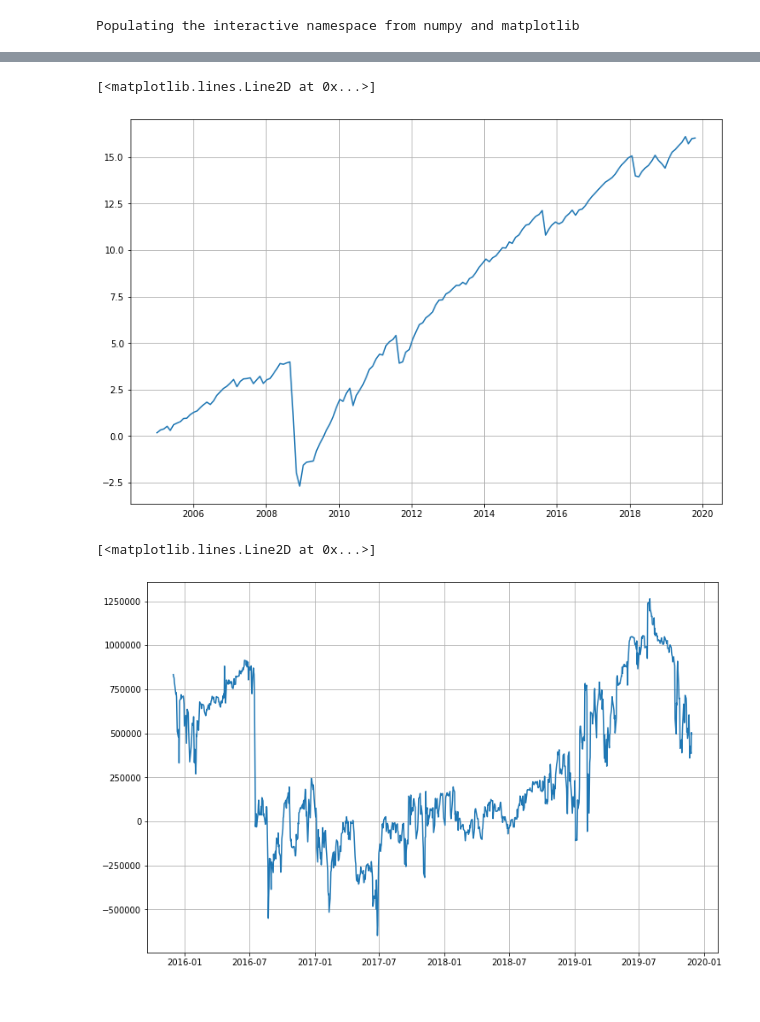
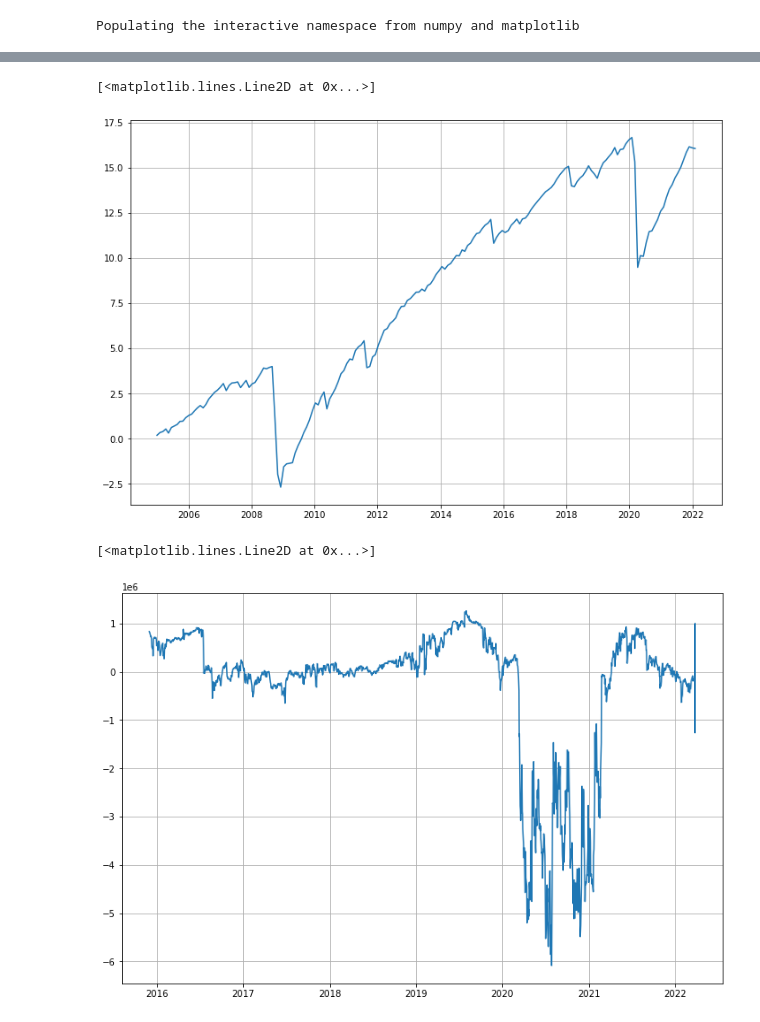
Before and after one commit to idrach55/Trading, a Jupyter notebook: varswap_with_m2m.ipynb, the cells around one changed output, grey strips where cells are left out. Drawn from its saved outputs; the diff is of its cells as text; code cells hidden in the pictures.

```diff
--- a/varswap_with_m2m.ipynb
+++ b/varswap_with_m2m.ipynb
@@ -14,8 +14,8 @@ def varswap(R,K,I,t,vega):
     var_units = 100 * vega / (2 * K)
     return var_units*((R**2 - K**2)*t + (I**2 - K**2)*(1-t))
 # %%
-px = web.get_data_yahoo('^GSPC','2004-11-27','2019-11-27').Close
-vix = web.get_data_yahoo('^VIX','2004-11-27','2019-11-27').Close
+px = pdr.get_data_yahoo('^GSPC','2004-11-27','2022-03-27').Close
+vix = pdr.get_data_yahoo('^VIX','2004-11-27','2022-03-27').Close
 
 logR = np.log(px/px.shift(1))
 # %%
@@ -51,23 +51,23 @@ payoffs = varswap(realized,strikes/100,strikes/100,1,-50e3)
 plot(payoffs[np.arange(len(payoffs) // N)*N].cumsum()/1e6)
 # %% [output]
 [<matplotlib.lines.Line2D at 0x...>]
-[figure, old version]
+[figure, new version]
 # %%
 # Dispersion assuming each stock varswap is index+spread
-stocks = web.get_data_yahoo(['AAPL','BAC','GOOG','GOOGL','MSFT','PG','JNJ'],'2014-11-27','2019-11-27').Close
+stocks = pdr.get_data_yahoo(['AAPL','BAC','GOOG','GOOGL','MSFT','PG','JNJ'],'2014-11-27','2022-03-27').Close
 
 stocks_realized = np.sqrt((np.log(stocks/stocks.shift(1))**2).rolling(252).sum()).iloc[252:]
 index_strikes = vix.shift(252).iloc[252:]
 spx_leg = ((logR**2).rolling(252).sum() - (index_strikes/100)**2) * 100*(500e3/(2*index_strikes/100))
 
 premium = 0.08
 stocks_strikes = index_strikes[stocks_realized.index]/100 + premium
-stk_leg = (stocks_realized**2).subtract(stocks_strikes**2,axis=0).mean(axis=1) * 100*(500e3/(2*stocks_strikes))
+stk_leg = (stocks_realized.pow(2).mean(axis=1) - stocks_strikes.pow(2)) * 100*(500e3/(2*stocks_strikes))
 
 plot(stk_leg - spx_leg)
 # %% [output]
 [<matplotlib.lines.Line2D at 0x...>]
-[figure, old version]
+[figure, new version]
 # %%
 subseq_realized = np.sqrt((logR**2).rolling(23).sum()*252/23).shift(-23)
 implied = vix/100
```
Also changed, not shown: parts of 4 cells of this notebook, 4 other files.
